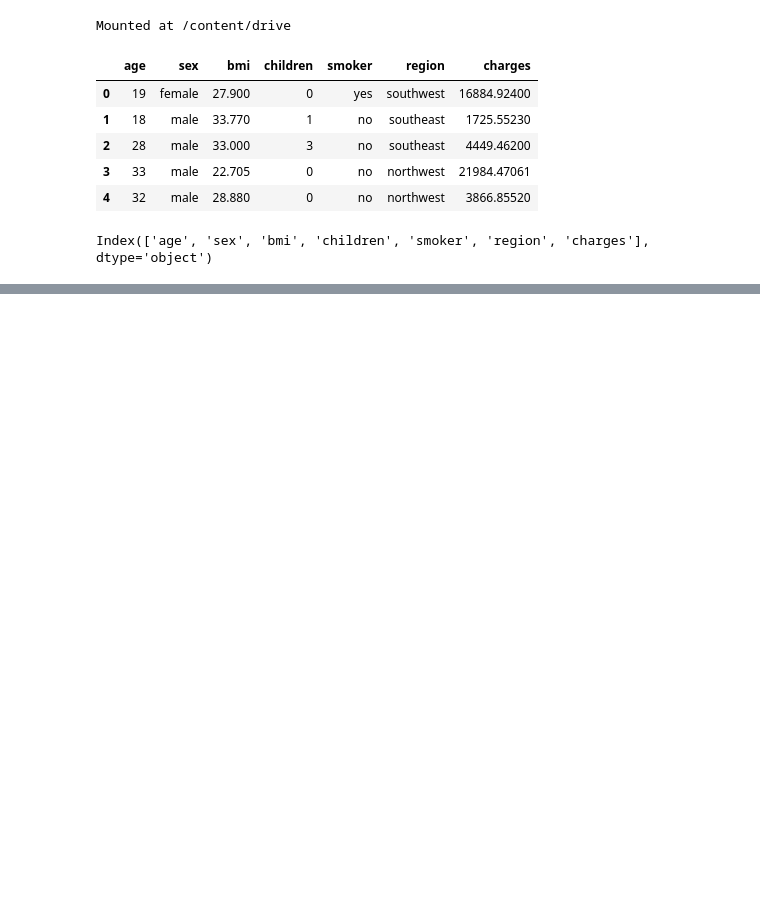
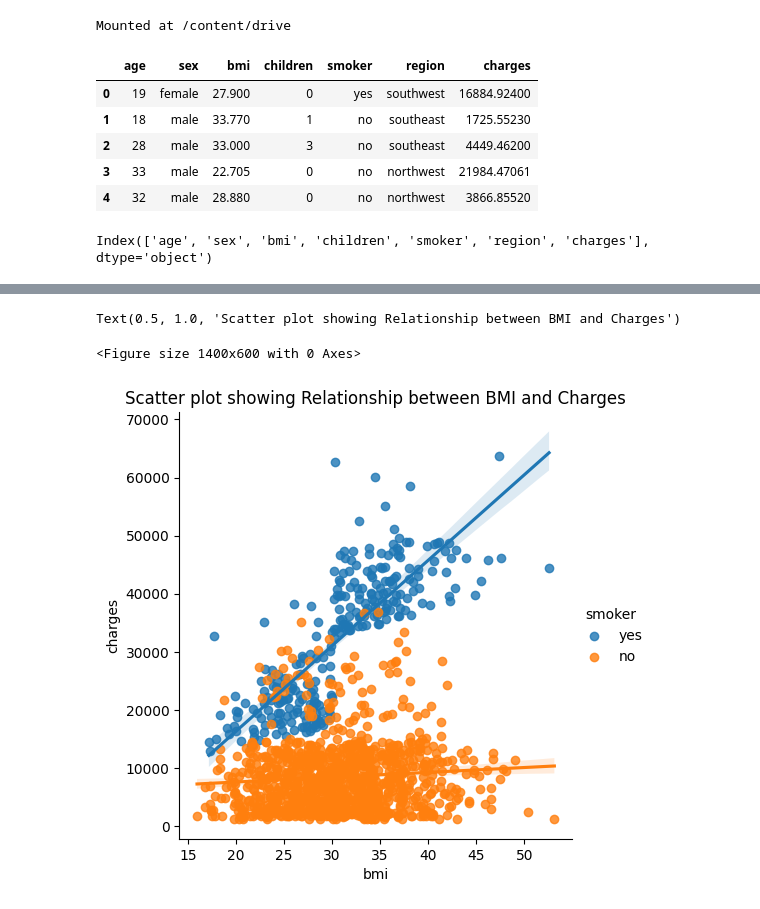
Before and after one commit to BrilliantChard/Python-and-ML, a Jupyter notebook: Scatter_Plots.ipynb, the cells around one changed output, grey strips where cells are left out. Cells and saved outputs as stored; diff of their text form; code cells hidden in the pictures; blank space fills up the shorter version.

```diff
--- a/Scatter_Plots.ipynb
+++ b/Scatter_Plots.ipynb
@@ -25,0 +67,10 @@ Index(['age', 'sex', 'bmi', 'children', 'smoker', 'region', 'charges'], dtype='o
+# %%
+plt.figure(figsize=(14, 6))
+
+sns.lmplot(x='bmi', y='charges', hue='smoker', data=insurance_data)
+
+plt.title('Scatter plot showing Relationship between BMI and Charges')
+# %% [output]
+Text(0.5, 1.0, 'Scatter plot showing Relationship between BMI and Charges')
+<Figure size 1400x600 with 0 Axes>
+[figure, added]
```
Also changed, not shown: parts of 8 cells of this notebook.
